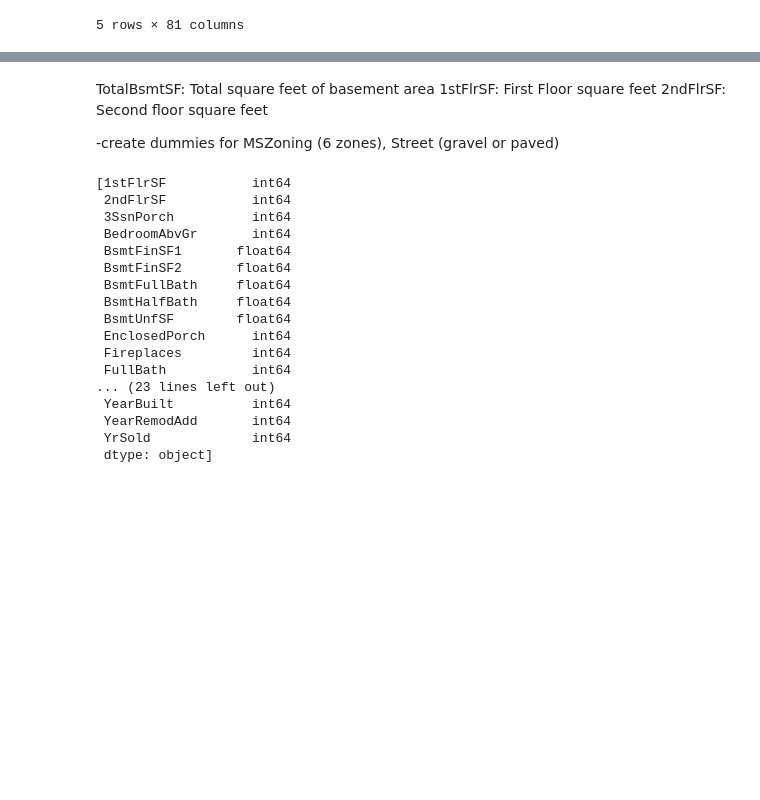
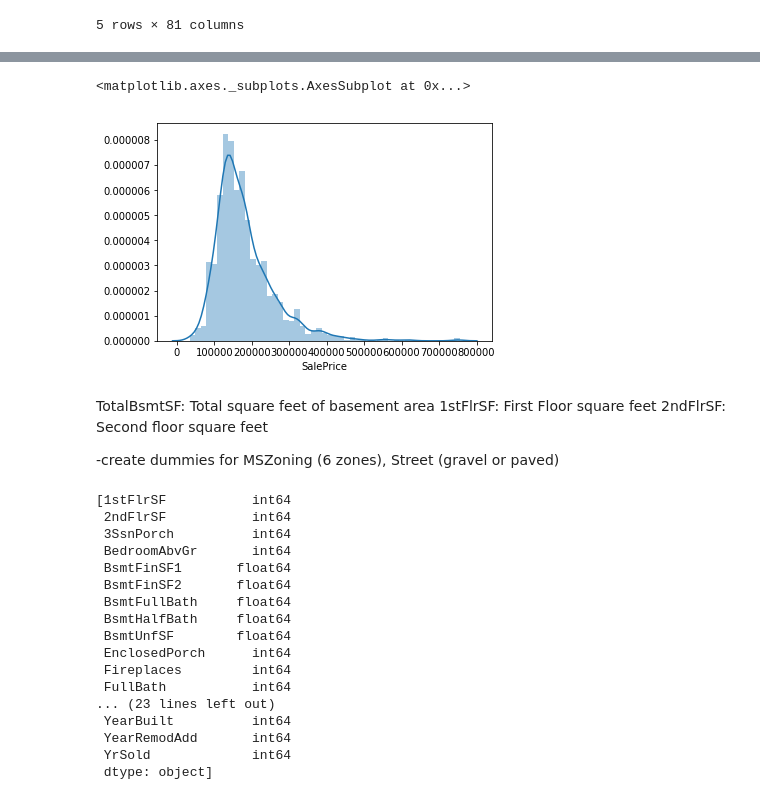
Before and after one commit to asfabiano/byu_econ_applied_machine_learning, a Jupyter notebook: homeworks/HW2/Homework_2.ipynb, the cells around one changed output, grey strips where cells are left out. Drawn from its saved outputs; the diff is of its cells as text; code cells hidden in the pictures; blank space fills up the shorter version.

```diff
--- a/homeworks/HW2/Homework_2.ipynb
+++ b/homeworks/HW2/Homework_2.ipynb
@@ -152,3 +240,8 @@ plt.yticks(fontsize=14)
+# %%
+sns.distplot(train.SalePrice) #regularize
+# %% [output]
+<matplotlib.axes._subplots.AxesSubplot at 0x...>
+[figure, added]
 # %% [markdown]
 TotalBsmtSF: Total square feet of basement area
 1stFlrSF: First Floor square feet
```
Also changed, not shown: parts of 18 cells of this notebook.
